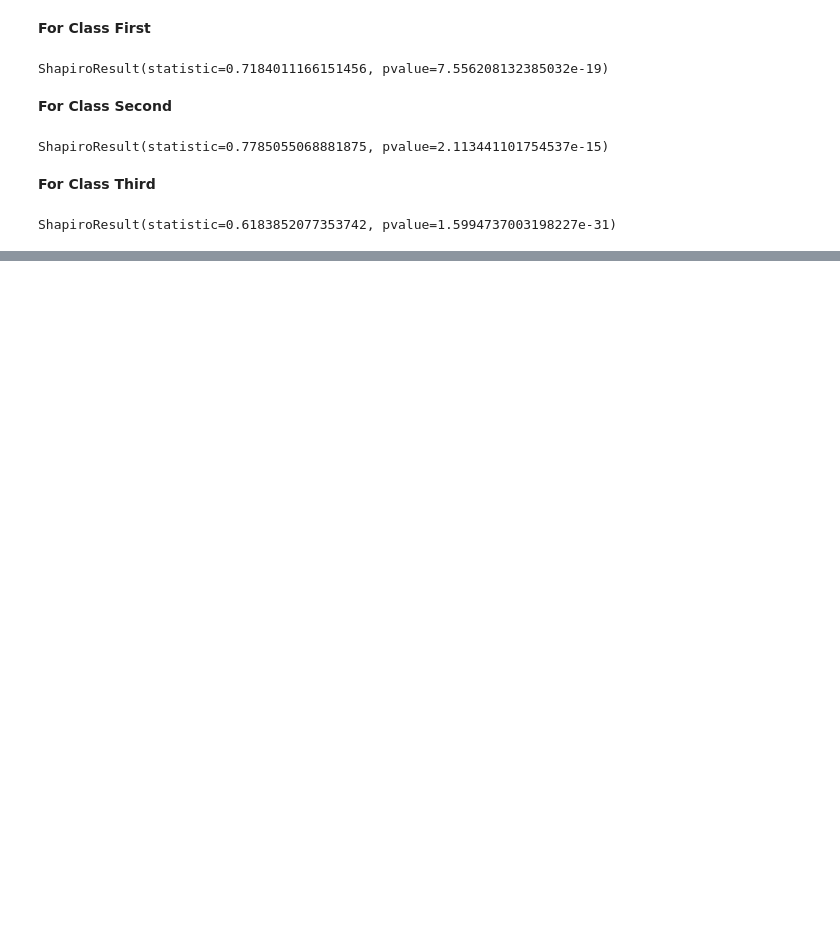
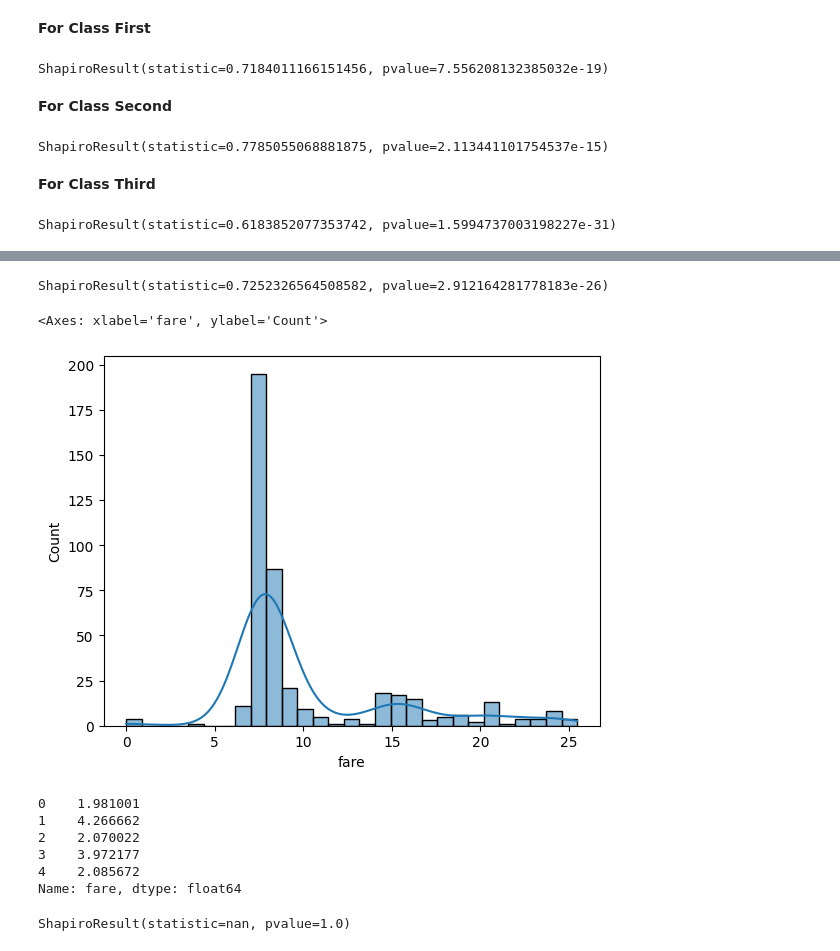
Before and after one commit to shaheeralics/Python-Ka-Chilla-by-Farooq-Shah, a Jupyter notebook: random-day/tests.ipynb, the cells around one changed output, grey strips where cells are left out. Drawn from its saved outputs; the diff is of its cells as text; code cells hidden in the pictures; blank space fills up the shorter version.

```diff
--- a/random-day/tests.ipynb
+++ b/random-day/tests.ipynb
@@ -173,0 +225,12 @@ ShapiroResult(statistic=0.6183852077353742, pvalue=1.5994737003198227e-31)
+# %%
+
+#IQR Method
+Q1=df_third["fare"].quantile(0.25)
+Q3=df_third["fare"].quantile(0.75)
+
+IQR=Q3-Q1
+lower_bound=Q1-1.5*IQR
+upper_bound=Q3+1.5*IQR
+
+df_outliers_removed=df_third[(df_third['fare']>lower_bound)&(df_third['fare']<upper_bound)]
+df_outliers_removed.head()
@@ -173,0 +244,9 @@ ShapiroResult(statistic=0.6183852077353742, pvalue=1.5994737003198227e-31)
+# %%
+stats.shapiro(df_outliers_removed['fare'])
+# %% [output]
+ShapiroResult(statistic=0.7252326564508582, pvalue=2.912164281778183e-26)
+# %%
+sns.histplot(df_outliers_removed['fare'],kde=1)
+# %% [output]
+<Axes: xlabel='fare', ylabel='Count'>
+[figure, added]
@@ -173,0 +255,13 @@ ShapiroResult(statistic=0.6183852077353742, pvalue=1.5994737003198227e-31)
+# %%
+df['fare'].head()
+# %% [output]
+0    1.981001
+1    4.266662
+2    2.070022
+3    3.972177
+4    2.085672
+Name: fare, dtype: float64
+# %%
+stats.shapiro(df['fare'])
+# %% [output]
+ShapiroResult(statistic=nan, pvalue=1.0)
```
Also changed, not shown: parts of 11 cells of this notebook, 3 other files.
